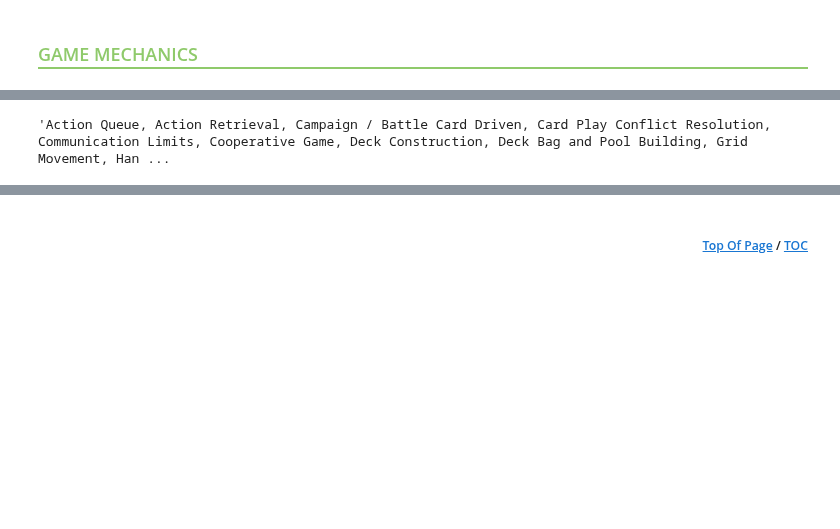
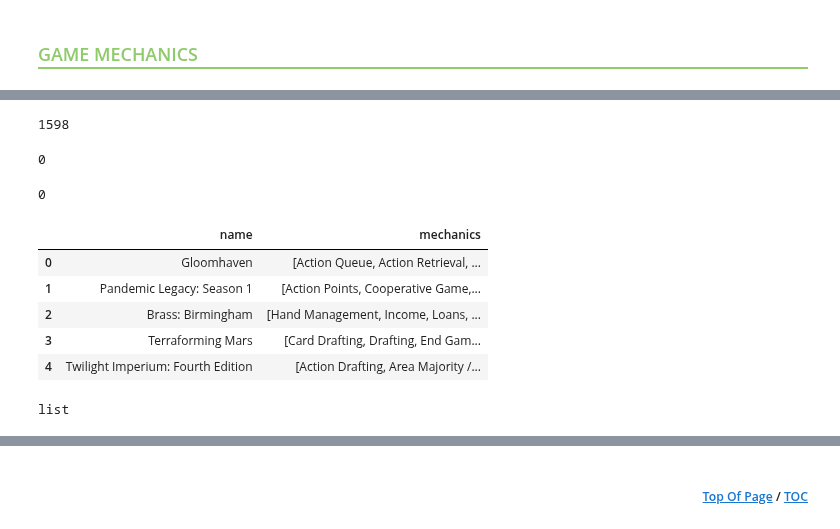
Before and after one commit to jdormaar/Boardgame_Preferences_Predictive_Analysis, a Jupyter notebook: Competitions/board_game_JD/workbook/notebook.ipynb, the cells around one changed output, grey strips where cells are left out. Saved outputs shown, nothing was run; the diff lists cells and outputs as text; code cells hidden in the pictures; blank space fills up the shorter version.

Commit message:
EDA mechanics

```diff
--- a/Competitions/board_game_JD/workbook/notebook.ipynb
+++ b/Competitions/board_game_JD/workbook/notebook.ipynb
@@ -718,4 +743,29 @@ dtype: int64
+# %%
+df['mechanics'].isna().sum()
+# %% [output]
+1598
+# %%
+df['mechanics'].fillna('', inplace=True)
+df['mechanics'].isna().sum()
+# %% [output]
+0
 # %%
-df['mechanics'][0]
+df[df['mechanics'] == 0].shape[0]
 # %% [output]
-'Action Queue, Action Retrieval, Campaign / Battle Card Driven, Card Play Conflict Resolution, Communication Limits, Cooperative Game, Deck Construction, Deck Bag and Pool Building, Grid Movement, Han ...
+0
+# %%
+mech = df[['name', 'mechanics']].copy()
+mech['mechanics'] = mech['mechanics'].apply(lambda x: x.split(', '))
+
+mech.head()
+# %% [output]
+|  | name | mechanics |
+| 0 | Gloomhaven | [Action Queue, Action Retrieval, ... |
+| 1 | Pandemic Legacy: Season 1 | [Action Points, Cooperative Game,... |
+| 2 | Brass: Birmingham | [Hand Management, Income, Loans, ... |
+| 3 | Terraforming Mars | [Card Drafting, Drafting, End Gam... |
+| 4 | Twilight Imperium: Fourth Edition | [Action Drafting, Area Majority /... |
+# %%
+type(mech['mechanics'].iloc[0])
+# %% [output]
+list
```
Also changed, not shown: parts of 6 cells of this notebook.
